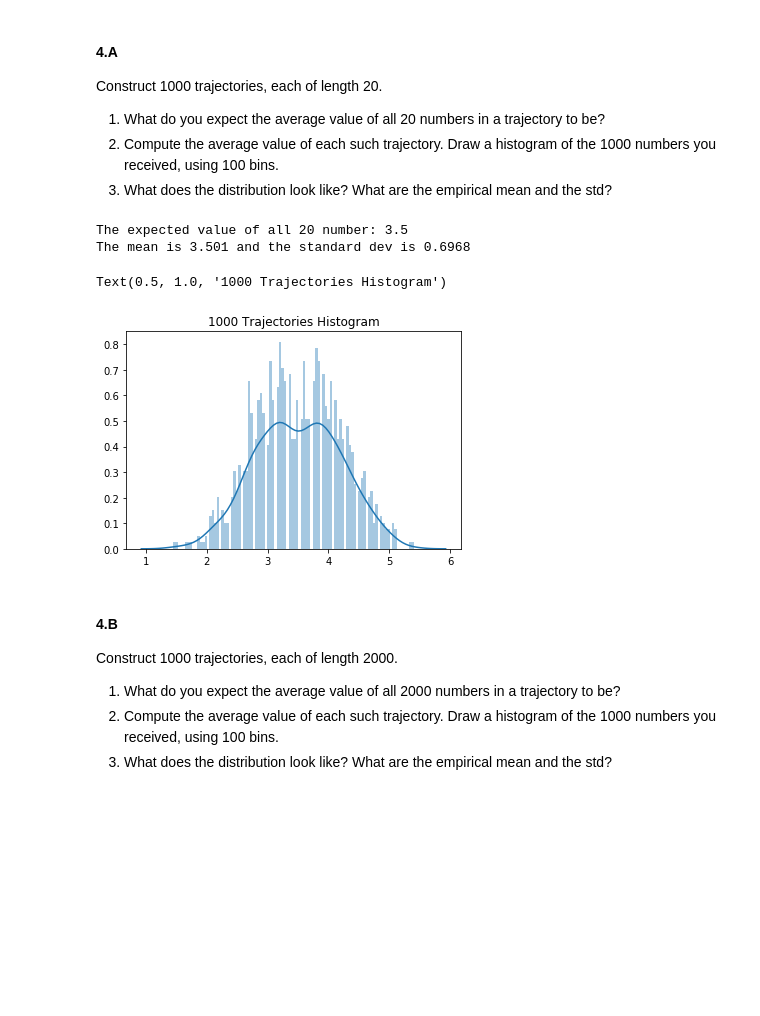
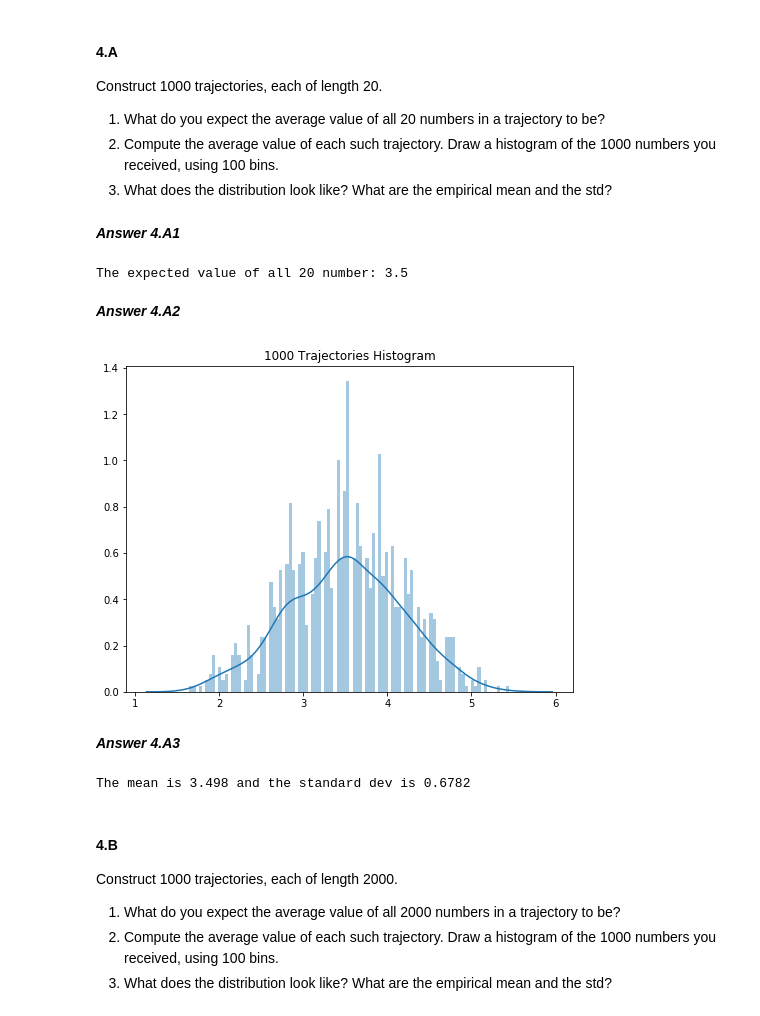
Before and after one commit to mayakerem/StatisticsDataAnalysis, a Jupyter notebook: HW3/HW3.ipynb, the cells around one changed output. Cells and saved outputs as stored; diff of their text form; code cells hidden in the pictures; blank space fills up the shorter version.

Commit message:
only three subsections in 2

```diff
--- a/HW3/HW3.ipynb
+++ b/HW3/HW3.ipynb
@@ -380,3 +390,33 @@ For disease patients the additional pair/s of features that are significantly co
 # %% [markdown]
 For each numerical feature, except age, plot the distribution for this feature against bins of age. In each bin provide a split violin plot, with different colors for healthy and disease.
+# %%
+%%capture --no-display
+# ^ Remove the warning
+
+# Removing features we wont iterate over
+data_only_numeric = data.drop(columns=['Gender'])
+
+# Aranging Target Values for Legend
+for i in range(data_only_numeric.shape[0]):
+    if data_only_numeric['Target'].loc[i] is 1:
+        data_only_numeric['Target'].loc[i] = "Disease"
+    else:
+        data_only_numeric['Target'].loc[i] = "Healthy"
+
+# Grouping patients into groups
+data_only_numeric['AgeGroup'] = data['Age']
+
+for i in range(data_only_numeric.shape[0]):
+    if data_only_numeric['AgeGroup'].loc[i] <= 10:
+        data_only_numeric['AgeGroup'].loc[i] = "Minor"
+    elif data_only_numeric['AgeGroup'].loc[i] <= 20:
+        data_only_numeric['AgeGroup'].loc[i] = "Teen"
+    elif data_only_numeric['AgeGroup'].loc[i] <= 30:
+        data_only_numeric['AgeGroup'].loc[i] = "Young Adult"
+    elif data_only_numeric['AgeGroup'].loc[i] <= 50:
+        data_only_numeric['AgeGroup'].loc[i] = "Adult"
+    elif data_only_numeric['AgeGroup'].loc[i] <= 70:
+        data_only_numeric['AgeGroup'].loc[i] = "Elder"
+    else:
+        data_only_numeric['AgeGroup'].loc[i] = "Old"
 # %%
@@ -514,21 +571,29 @@ Construct 1000 trajectories, each of length 20.
 1. What do you expect the average value of all 20 numbers in a trajectory to be?
 2. Compute the average value of each such trajectory. Draw a histogram of the 1000 numbers you received, using 100 bins.
 3. What does the distribution look like? What are the empirical mean and the std?
+# %% [markdown]
+***Answer 4.A1***
+# %%
+print("The expected value of all 20 number: {:.4}".format(expected_value(20,dice_prob)))
+# %% [output]
+The expected value of all 20 number: 3.5
+# %% [markdown]
+***Answer 4.A2***
 # %%
-#4A1
-print("The expected value of all 20 number: {:.4}".format(expected_value(20,dice_prob)))
-
-#4A
-
 res = calc_trajectories(20,dice_prob, T)
 res = np.asarray(res)
-print("The mean is {:.4} and the standard dev is {:.4}".format(res.mean(), res.std()))
+
+plt.figure(figsize=(8,6))
 sns.distplot(res, bins = 100, kde=True, norm_hist=True).set_title('1000 Trajectories Histogram')
+plt.show()
 # %% [output]
-The expected value of all 20 number: 3.5
-The mean is 3.501 and the standard dev is 0.6968
-Text(0.5, 1.0, '1000 Trajectories Histogram')
-[figure, old version]
+[figure, new version]
+# %% [markdown]
+***Answer 4.A3***
+# %%
+print("The mean is {:.4} and the standard dev is {:.4}".format(res.mean(), res.std()))
+# %% [output]
+The mean is 3.498 and the standard dev is 0.6782
 # %% [markdown]
 #### 4.B
 Construct 1000 trajectories, each of length 2000.
```
Also changed, not shown: parts of 41 cells of this notebook.
